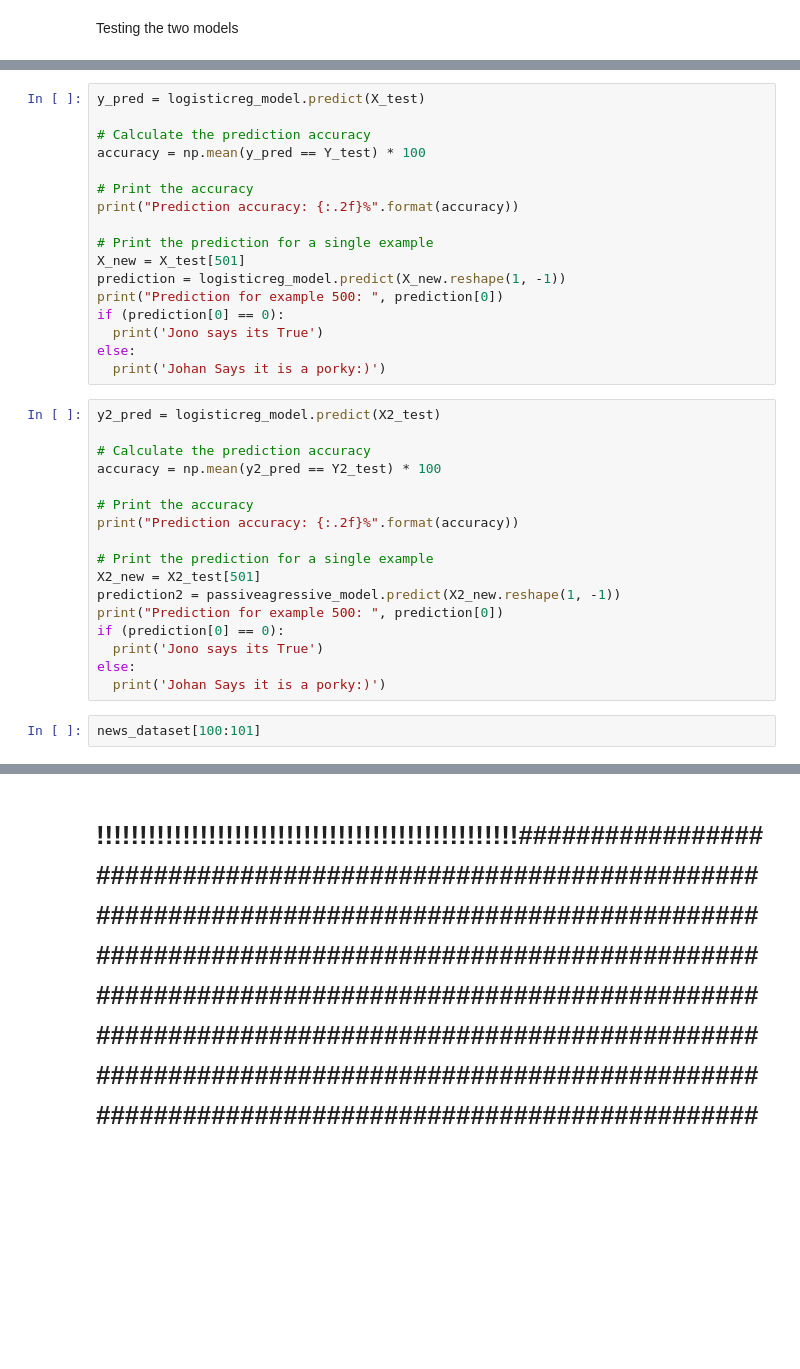
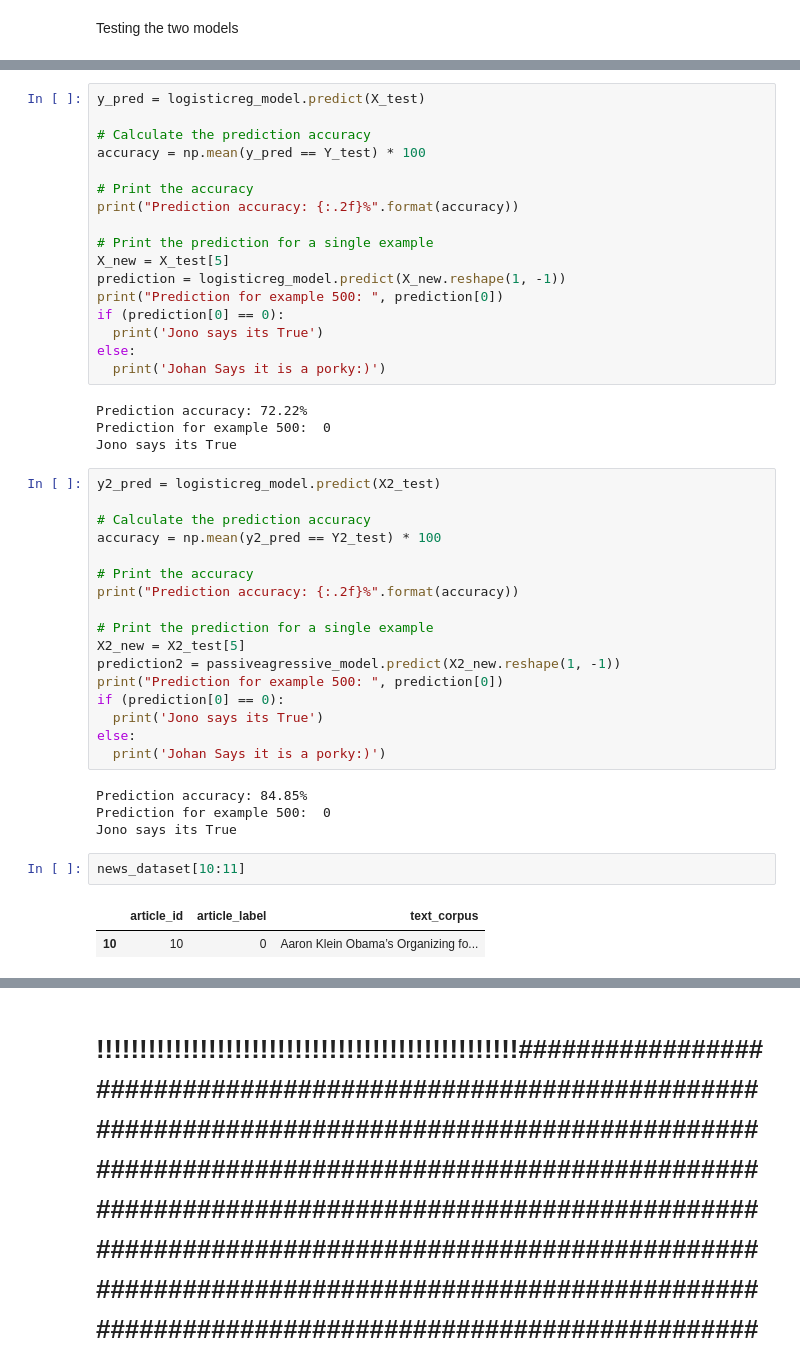
Before and after one commit to jonowood/Project-4-A-Team, a Jupyter notebook: ML/JONO_PREDICT_MASTER.ipynb, the cells around one changed output, grey strips where cells are left out. Drawn from its saved outputs; the diff is of its cells as text; blank space fills up the shorter version.

```diff
--- a/ML/JONO_PREDICT_MASTER.ipynb
+++ b/ML/JONO_PREDICT_MASTER.ipynb
@@ -240,13 +298,17 @@ accuracy = np.mean(y_pred == Y_test) * 100
 print("Prediction accuracy: {:.2f}%".format(accuracy))
 
 # Print the prediction for a single example
-X_new = X_test[501]
+X_new = X_test[5]
 prediction = logisticreg_model.predict(X_new.reshape(1, -1))
 print("Prediction for example 500: ", prediction[0])
 if (prediction[0] == 0):
   print('Jono says its True')
 else:
   print('Johan Says it is a porky:)')
+# %% [output]
+Prediction accuracy: 72.22%
+Prediction for example 500:  0
+Jono says its True
 # %%
 y2_pred = logisticreg_model.predict(X2_test)
 
@@ -257,14 +319,21 @@ accuracy = np.mean(y2_pred == Y2_test) * 100
 print("Prediction accuracy: {:.2f}%".format(accuracy))
 
 # Print the prediction for a single example
-X2_new = X2_test[501]
+X2_new = X2_test[5]
 prediction2 = passiveagressive_model.predict(X2_new.reshape(1, -1))
 print("Prediction for example 500: ", prediction[0])
 if (prediction[0] == 0):
   print('Jono says its True')
 else:
   print('Johan Says it is a porky:)')
+# %% [output]
+Prediction accuracy: 84.85%
+Prediction for example 500:  0
+Jono says its True
 # %%
-news_dataset[100:101]
+news_dataset[10:11]
+# %% [output]
+|  | article_id | article_label | text_corpus |
+| 10 | 10 | 0 | Aaron Klein Obama’s Organizing fo... |
 # %%
 print(Y_test)
```
Also changed, not shown: parts of 24 cells of this notebook, 3 other files.
